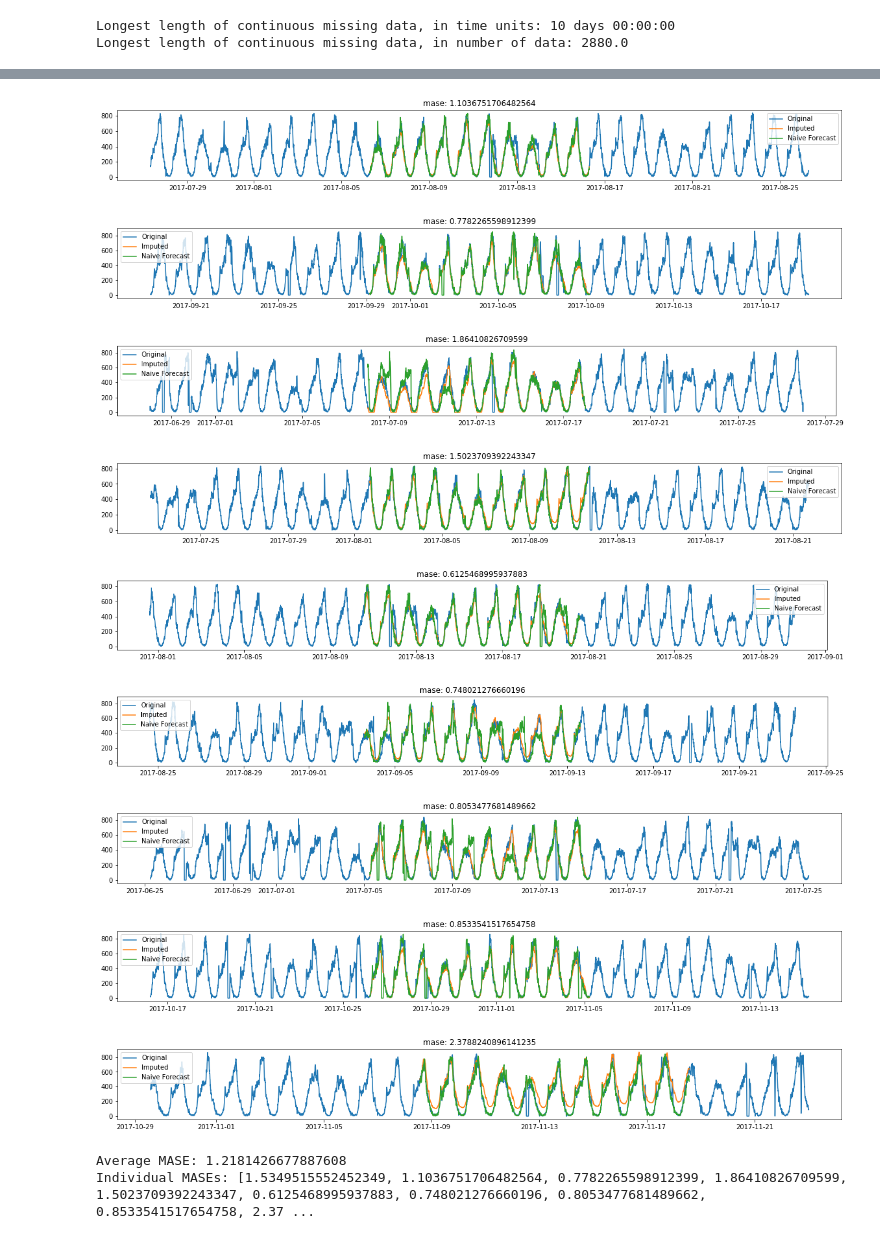
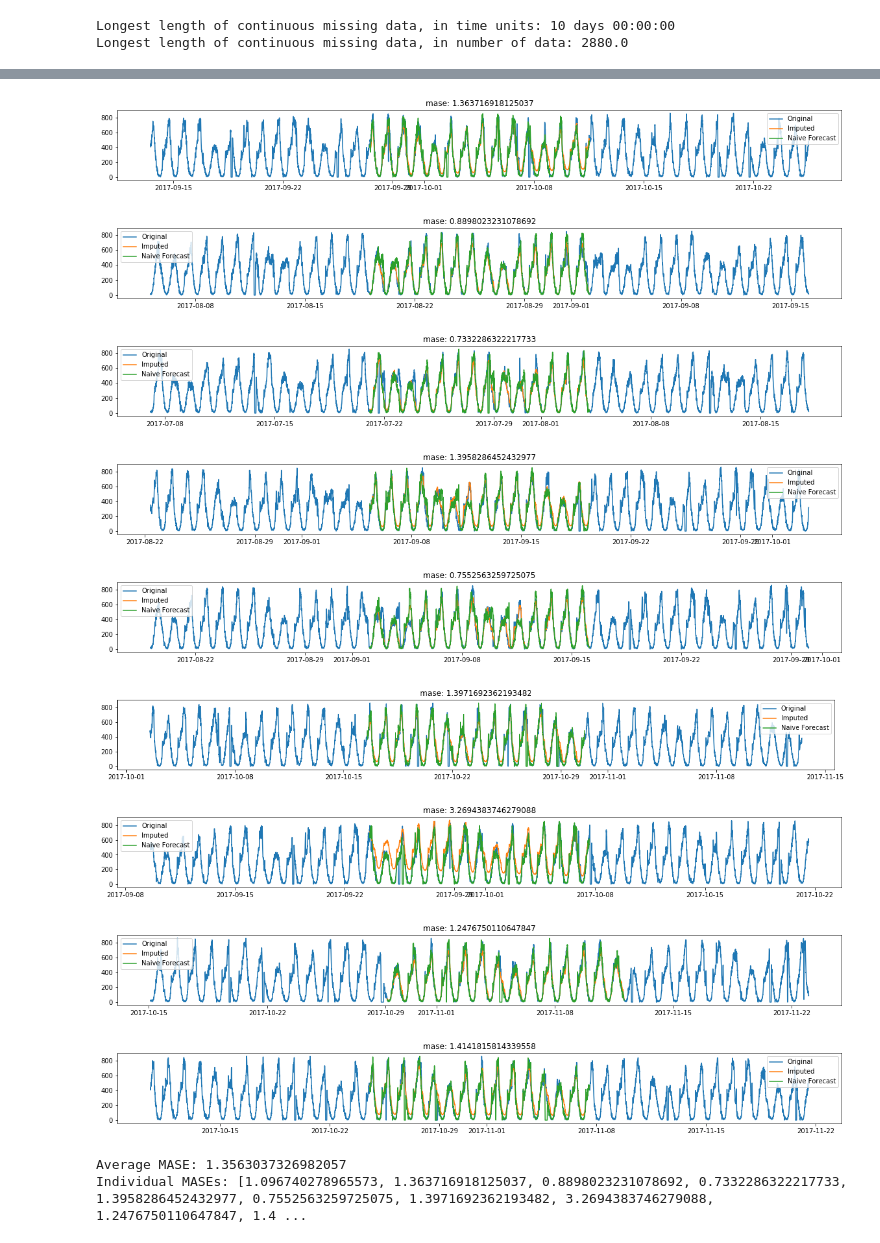
Before and after one commit to victorchan314/arterial_traffic_flow_predictor, a Jupyter notebook: imputation.ipynb, the cells around one changed output, grey strips where cells are left out. Drawn from its saved outputs; the diff is of its cells as text; code cells hidden in the pictures.

Commit message:
Added option to change interpolation method

```diff
--- a/imputation.ipynb
+++ b/imputation.ipynb
@@ -46,8 +47,8 @@ Longest length of continuous missing data, in time units: 10 days 00:00:00
 Longest length of continuous missing data, in number of data: 2880.0
 # %%
 error, errors = preprocessing.test_imputation(flow, DATA_FREQUENCY, SEASONAL_FREQUENCY,
-                              preprocessing.seasonal_decomposition_linear_interpolation_imputation,
-                              imputation_params={'lower_bound': 0}, k=10,
+                              preprocessing.seasonal_decomposition_interpolation_imputation,
+                              imputation_length=dt.timedelta(weeks=2), imputation_params={'lower_bound': 0}, k=10,
                               error="mase", error_params={"seasonal_freq": SEASONAL_FREQUENCY},
                               graph=True, figsize=(20, 2), graph_zoom=True, graph_naive_forecast=True)
 print("Average MASE: {}".format(error))
@@ -57,14 +58,14 @@ print("Individual MASEs: {}".format(errors))
-[figure, old version]
+[figure, new version]
-[figure, old version]
+[figure, new version]
-[figure, old version]
+[figure, new version]
-[figure, old version]
+[figure, new version]
-[figure, old version]
+[figure, new version]
-[figure, old version]
+[figure, new version]
-[figure, old version]
+[figure, new version]
-[figure, old version]
+[figure, new version]
-[figure, old version]
+[figure, new version]
-Average MASE: 1.2181426677887608
-Individual MASEs: [1.5349515552452349, 1.1036751706482564, 0.7782265598912399, 1.86410826709599, 1.5023709392243347, 0.6125468995937883, 0.748021276660196, 0.8053477681489662, 0.8533541517654758, 2.37 ...
+Average MASE: 1.3563037326982057
+Individual MASEs: [1.096740278965573, 1.363716918125037, 0.8898023231078692, 0.7332286322217733, 1.3958286452432977, 0.7552563259725075, 1.3971692362193482, 3.2694383746279088, 1.2476750110647847, 1.4 ...
 # %%
 imputed_flow = preprocessing.seasonal_decomposition_linear_interpolation_imputation(flow, DATA_FREQUENCY,
                 SEASONAL_FREQUENCY, lower_bound=0, graph=True, title="Detector {} 2017".format(DETECTOR_ID),
```
Also changed, not shown: parts of 3 cells of this notebook, 1 other file.
